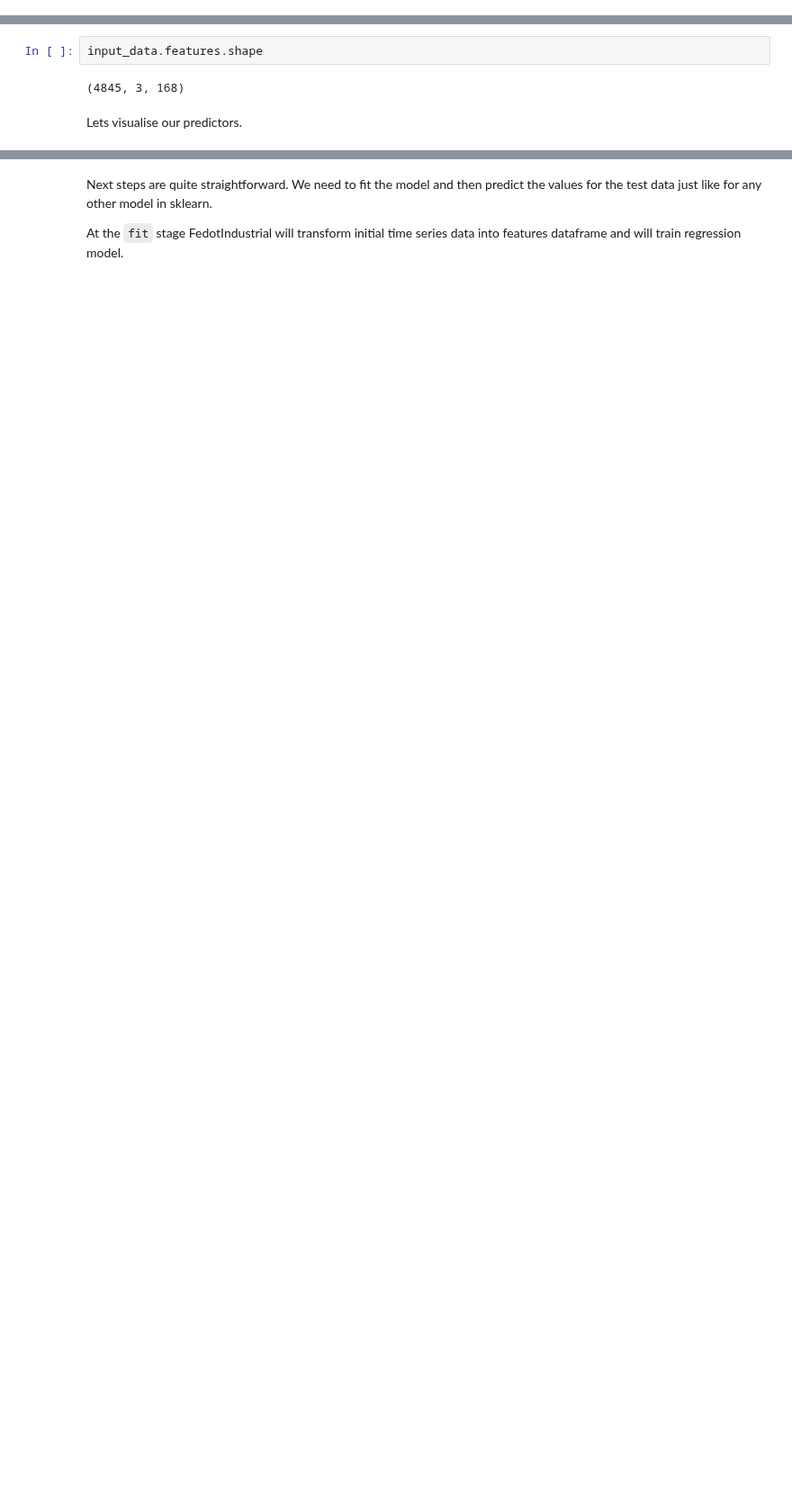
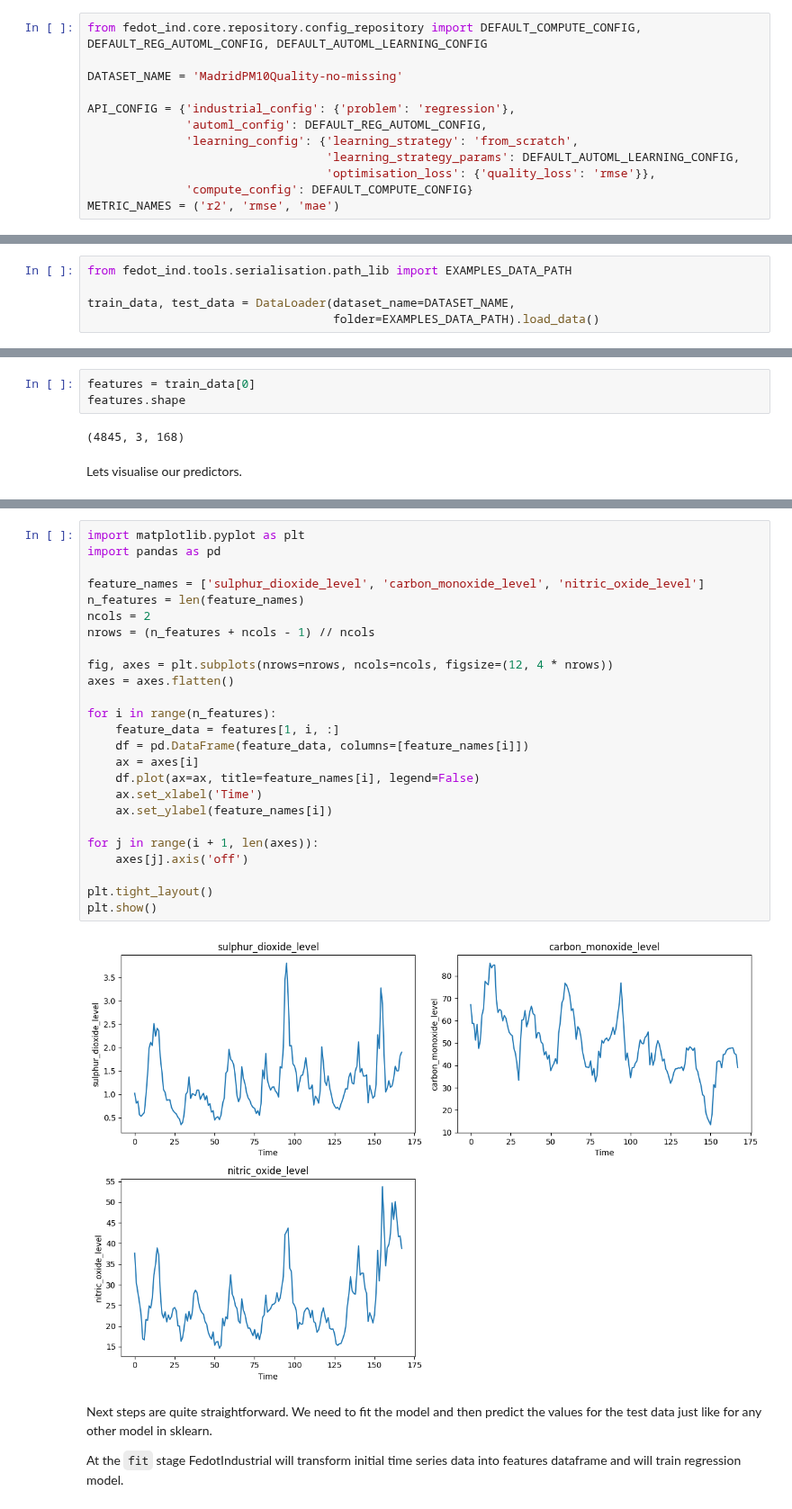
Before and after one commit to aimclub/Fedot.Industrial, a Jupyter notebook: examples/real_world_examples/industrial_examples/enviroment_monitoring/ts_regression/air_quality_madrid.ipynb, the cells around one changed output, grey strips where cells are left out. Shown at 90% size. Cells and saved outputs as stored; diff of their text form; blank space fills up the shorter version.

Commit message:
feat: add air quality madrid (environment monitoring ts reg) new api example

```diff
--- a/examples/real_world_examples/industrial_examples/enviroment_monitoring/ts_regression/air_quality_madrid.ipynb
+++ b/examples/real_world_examples/industrial_examples/enviroment_monitoring/ts_regression/air_quality_madrid.ipynb
@@ -17 +11,13 @@ experiment_setup['output_folder'] = f'./{dataset_name}/results_of_experiment'
+# %%
+from fedot_ind.core.repository.config_repository import DEFAULT_COMPUTE_CONFIG, DEFAULT_REG_AUTOML_CONFIG, DEFAULT_AUTOML_LEARNING_CONFIG
+
+DATASET_NAME = 'MadridPM10Quality-no-missing'
+
+API_CONFIG = {'industrial_config': {'problem': 'regression'},
+              'automl_config': DEFAULT_REG_AUTOML_CONFIG,
+              'learning_config': {'learning_strategy': 'from_scratch',
+                                  'learning_strategy_params': DEFAULT_AUTOML_LEARNING_CONFIG,
+                                  'optimisation_loss': {'quality_loss': 'rmse'}},
+              'compute_config': DEFAULT_COMPUTE_CONFIG}
+METRIC_NAMES = ('r2', 'rmse', 'mae')
 # %% [markdown]
@@ -27,0 +25,5 @@ val_data = init_input_data(test_data[0], test_data[1], task=tuning_params['task'
+# %%
+from fedot_ind.tools.serialisation.path_lib import EXAMPLES_DATA_PATH
+
+train_data, test_data = DataLoader(dataset_name=DATASET_NAME,
+                                   folder=EXAMPLES_DATA_PATH).load_data()
@@ -28,7 +33,8 @@ val_data = init_input_data(test_data[0], test_data[1], task=tuning_params['task'
 # %% [markdown]
 Lets check our data.
 # %%
-input_data.features.shape
+features = train_data[0]
+features.shape
 # %% [output]
 (4845, 3, 168)
 # %% [markdown]
@@ -46,3 +42,30 @@ plt.show()
+# %%
+import matplotlib.pyplot as plt
+import pandas as pd
+
+feature_names = ['sulphur_dioxide_level', 'carbon_monoxide_level', 'nitric_oxide_level']
+n_features = len(feature_names)
+ncols = 2
+nrows = (n_features + ncols - 1) // ncols
+
+fig, axes = plt.subplots(nrows=nrows, ncols=ncols, figsize=(12, 4 * nrows))
+axes = axes.flatten()
+
+for i in range(n_features):
+    feature_data = features[1, i, :]
+    df = pd.DataFrame(feature_data, columns=[feature_names[i]])
+    ax = axes[i]
+    df.plot(ax=ax, title=feature_names[i], legend=False)
+    ax.set_xlabel('Time')
+    ax.set_ylabel(feature_names[i])
+
+for j in range(i + 1, len(axes)):
+    axes[j].axis('off')
+
+plt.tight_layout()
+plt.show()
+# %% [output]
+[figure, added]
 # %% [markdown]
 Next steps are quite straightforward. We need to fit the model and then predict the values for the test data just like for any other model in sklearn.
 
```
Also changed, not shown: parts of 24 cells of this notebook.
